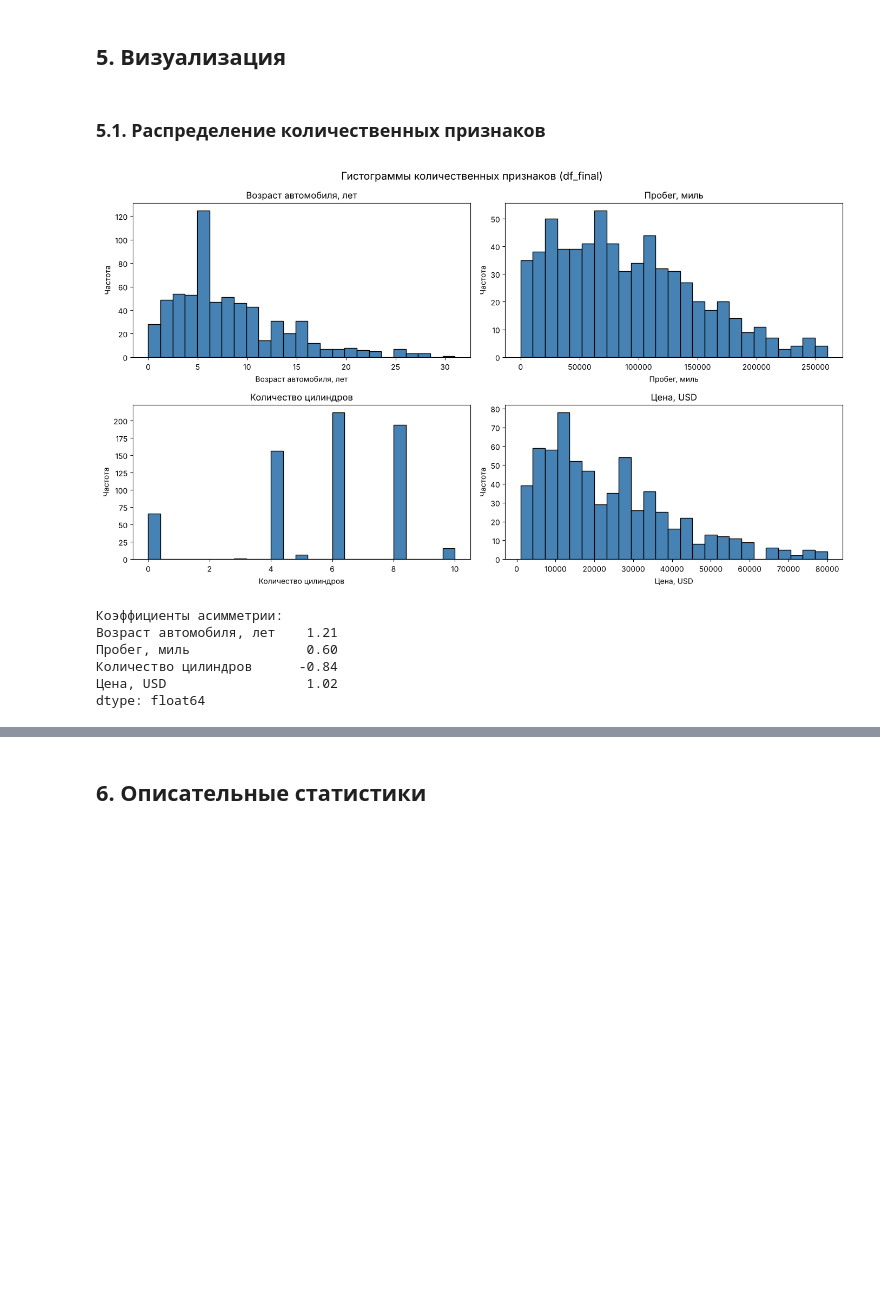
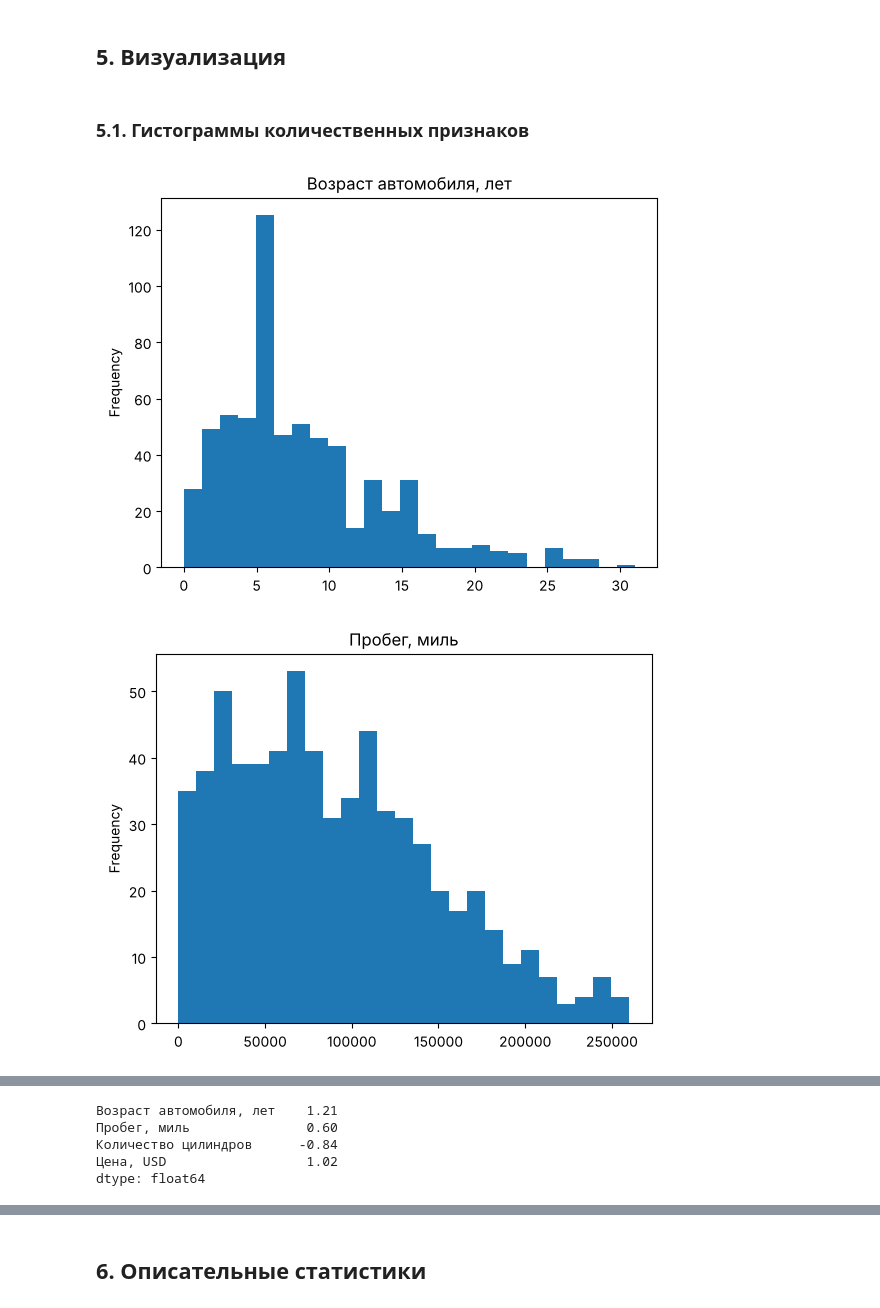
Before and after one commit to pavchundg/project-andan, a Jupyter notebook: Проект_анализ_цен_автомобилей.ipynb, the cells around one changed output, grey strips where cells are left out. Cells and saved outputs as stored; diff of their text form; code cells hidden in the pictures; blank space fills up the shorter version.

```diff
--- a/Проект_анализ_цен_автомобилей.ipynb
+++ b/Проект_анализ_цен_автомобилей.ipynb
@@ -245,25 +263,11 @@ Q1 = 42,616, Q3 = 129,960, IQR = 87,344
 # %% [markdown]
 ## 5. Визуализация
 # %% [markdown]
-### 5.1. Распределение количественных признаков
+### 5.1. Гистограммы количественных признаков
-# %%
-fig, axes = plt.subplots(2, 2, figsize=(14, 8))
-for ax, col in zip(axes.flatten(), num_cols):
-    df_final[col].plot(kind='hist', bins=25, ax=ax, edgecolor='black', color='steelblue')
-    ax.set_title(col)
-    ax.set_xlabel(col)
-    ax.set_ylabel('Частота')
-plt.suptitle('Гистограммы количественных признаков (df_final)', fontsize=14)
-plt.tight_layout()
-plt.show()
-
-print('Коэффициенты асимметрии:')
-print(df_final[num_cols].skew().round(2))
-# %% [output]
-[figure, removed]
-Коэффициенты асимметрии:
-Возраст автомобиля, лет    1.21
-Пробег, миль               0.60
-Количество цилиндров      -0.84
-Цена, USD                  1.02
-dtype: float64
+# %%
+for col in num_cols:
+    df_final[col].plot(kind='hist', bins=25, title=col)
+    plt.show()
+# %% [output]
+[figure, added]
+[figure, added]
@@ -270,3 +276,11 @@ dtype: float64
+# %%
+df_final[num_cols].skew().round(2)
+# %% [output]
+Возраст автомобиля, лет    1.21
+Пробег, миль               0.60
+Количество цилиндров      -0.84
+Цена, USD                  1.02
+dtype: float64
 # %% [markdown]
 **Выводы по распределению количественных признаков:**
 
```
Also changed, not shown: parts of 136 cells of this notebook, 2 other files.
